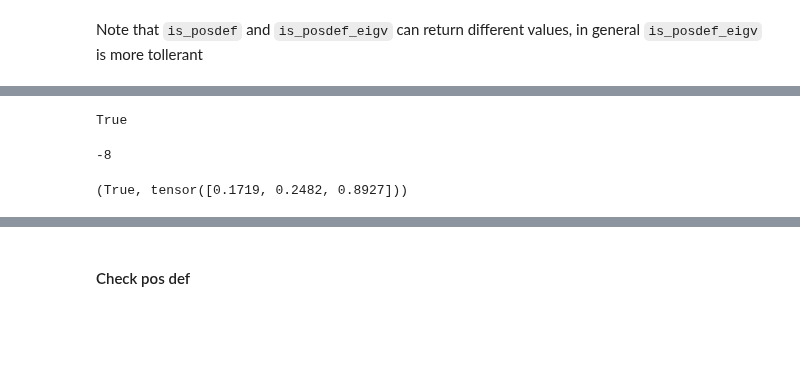
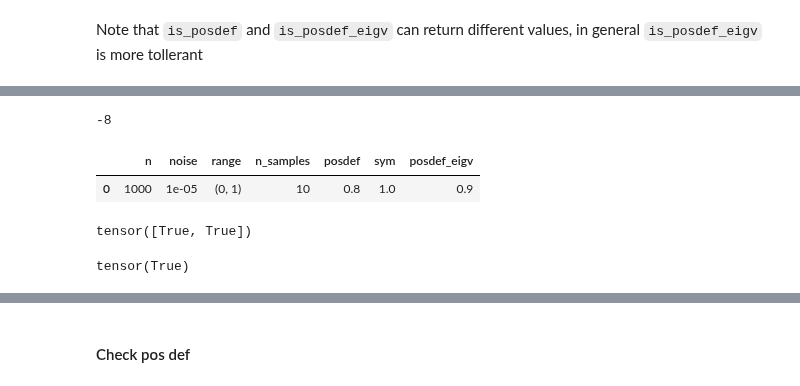
Before and after one commit to mone27/meteo_imp, a Jupyter notebook: lib_nbs/20_Gaussian.ipynb, the cells around one changed output, grey strips where cells are left out. Drawn from its saved outputs; the diff is of its cells as text; code cells hidden in the pictures; blank space fills up the shorter version.

```diff
--- a/lib_nbs/20_Gaussian.ipynb
+++ b/lib_nbs/20_Gaussian.ipynb
@@ -123,7 +128,7 @@ Default pytorch check (uses symmetry + cholesky decomposition)
 # %%
 #| export
 def is_posdef(cov):
-    return torch.distributions.constraints.positive_definite.check(cov).item()
+    return torch.distributions.constraints.positive_definite.check(cov)
 # %%
 is_posdef(A)
 # %% [output]
@@ -205,5 +234 @@ test_close(posdef, constraint.transform(constraint.inverse_transform(posdef)))
-# %%
-is_symmetric(posdef)
-# %% [output]
-True
 # %%
@@ -211,6 +236,2 @@ symmetric_upto(posdef)
 # %% [output]
 -8
-# %%
-is_posdef_eigv(posdef)
-# %% [output]
-(True, tensor([0.1719, 0.2482, 0.8927]))
@@ -216,0 +251,5 @@ is_posdef_eigv(posdef)
+# %%
+fuzz_posdef()
+# %% [output]
+|  | n | noise | range | n_samples | posdef | sym | posdef_eigv |
+| 0 | 1000 | 1e-05 | (0, 1) | 10 | 0.8 | 1.0 | 0.9 |
@@ -216,0 +259,4 @@ is_posdef_eigv(posdef)
+# %%
+is_posdef(to_posdef(A))
+# %% [output]
+tensor([True, True])
@@ -216,0 +266,4 @@ is_posdef_eigv(posdef)
+# %%
+is_posdef(to_posdef(ma))
+# %% [output]
+tensor(True)
```
Also changed, not shown: parts of 76 cells of this notebook.
